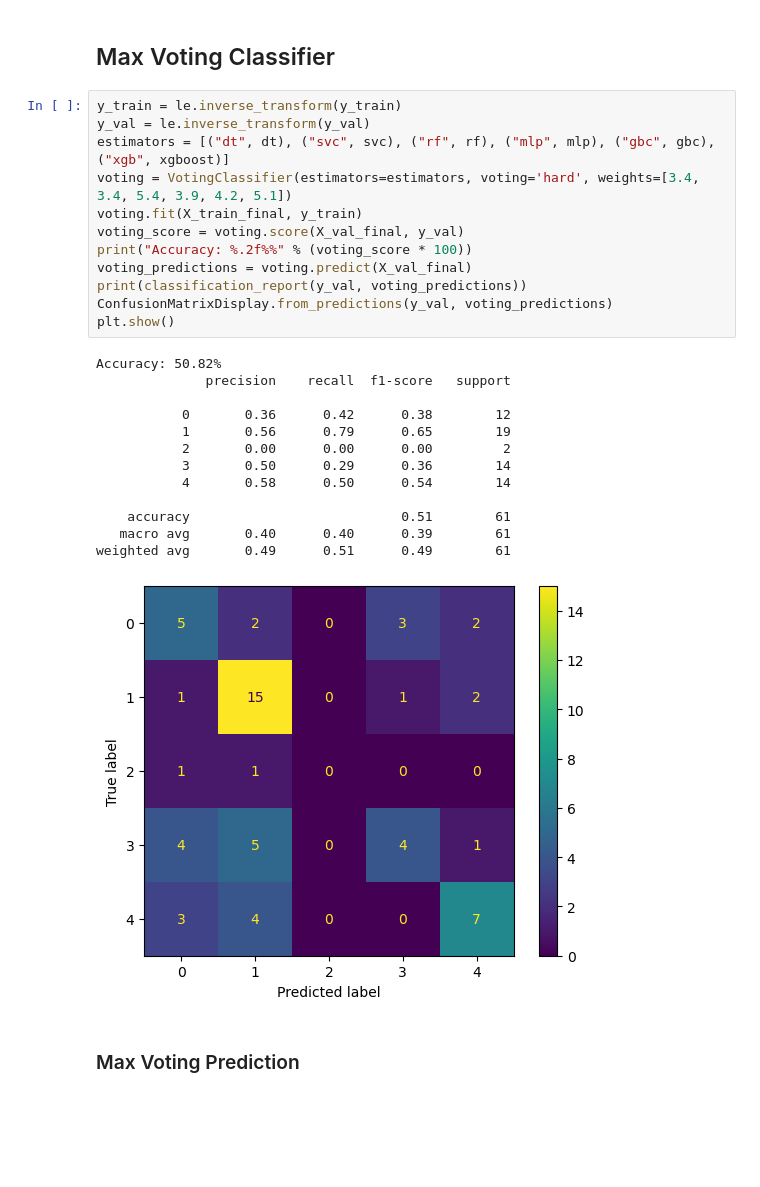
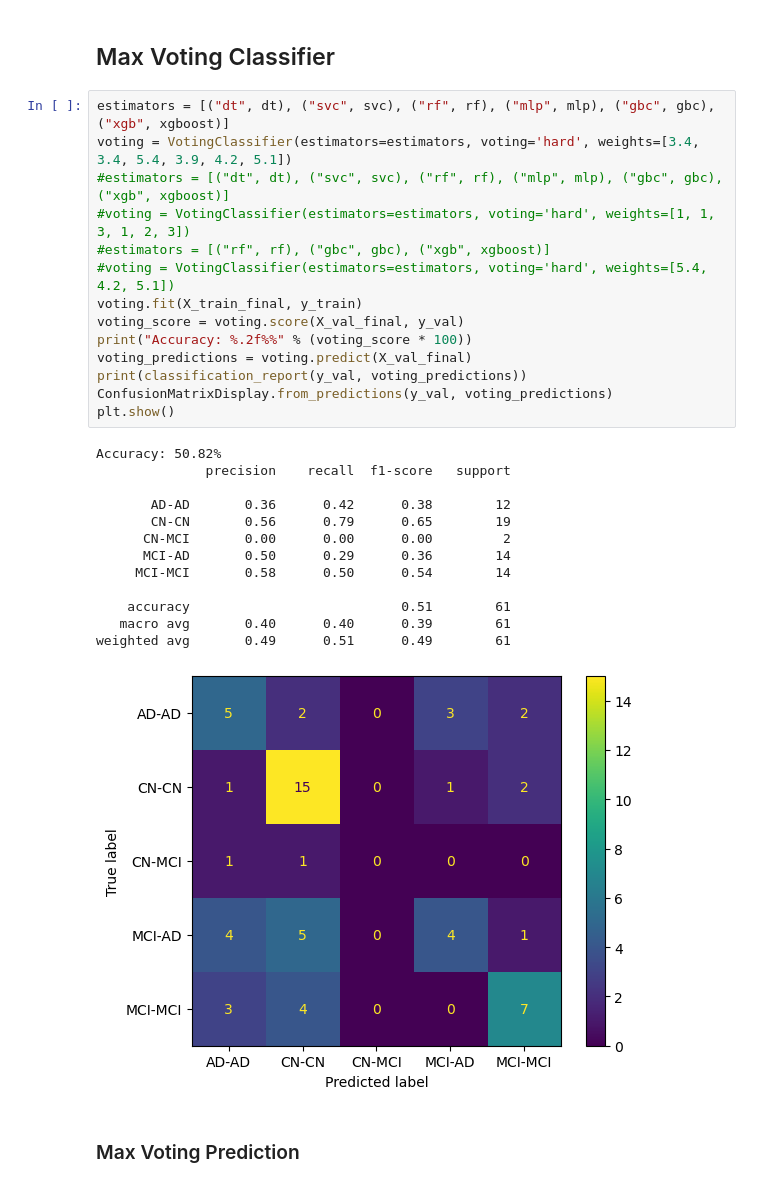
Before and after one commit to AntonioSilva03/Projeto-DAA, a Jupyter notebook: src/models/hipocamp_maxvoting.ipynb, the cells around one changed output. Cells and saved outputs as stored; diff of their text form; blank space fills up the shorter version.

```diff
--- a/src/models/hipocamp_maxvoting.ipynb
+++ b/src/models/hipocamp_maxvoting.ipynb
@@ -209,31 +209,33 @@ Accuracy: 50.82%
 # %% [markdown]
 ## Max Voting Classifier
 # %%
-y_train = le.inverse_transform(y_train)
-y_val = le.inverse_transform(y_val)
 estimators = [("dt", dt), ("svc", svc), ("rf", rf), ("mlp", mlp), ("gbc", gbc), ("xgb", xgboost)]
 voting = VotingClassifier(estimators=estimators, voting='hard', weights=[3.4, 3.4, 5.4, 3.9, 4.2, 5.1])
+#estimators = [("dt", dt), ("svc", svc), ("rf", rf), ("mlp", mlp), ("gbc", gbc), ("xgb", xgboost)]
+#voting = VotingClassifier(estimators=estimators, voting='hard', weights=[1, 1, 3, 1, 2, 3])
+#estimators = [("rf", rf), ("gbc", gbc), ("xgb", xgboost)]
+#voting = VotingClassifier(estimators=estimators, voting='hard', weights=[5.4, 4.2, 5.1])
 voting.fit(X_train_final, y_train)
 voting_score = voting.score(X_val_final, y_val)
 print("Accuracy: %.2f%%" % (voting_score * 100))
 voting_predictions = voting.predict(X_val_final)
 print(classification_report(y_val, voting_predictions))
 ConfusionMatrixDisplay.from_predictions(y_val, voting_predictions)
 plt.show()
 # %% [output]
 Accuracy: 50.82%
               precision    recall  f1-score   support
 
-           0       0.36      0.42      0.38        12
-           1       0.56      0.79      0.65        19
-           2       0.00      0.00      0.00         2
-           3       0.50      0.29      0.36        14
-           4       0.58      0.50      0.54        14
+       AD-AD       0.36      0.42      0.38        12
+       CN-CN       0.56      0.79      0.65        19
+      CN-MCI       0.00      0.00      0.00         2
+      MCI-AD       0.50      0.29      0.36        14
+     MCI-MCI       0.58      0.50      0.54        14
 
     accuracy                           0.51        61
    macro avg       0.40      0.40      0.39        61
 weighted avg       0.49      0.51      0.49        61
-[figure, old version]
+[figure, new version]
 # %% [markdown]
 ### Max Voting Prediction
 # %%
```
Also changed, not shown: 5 other files.
